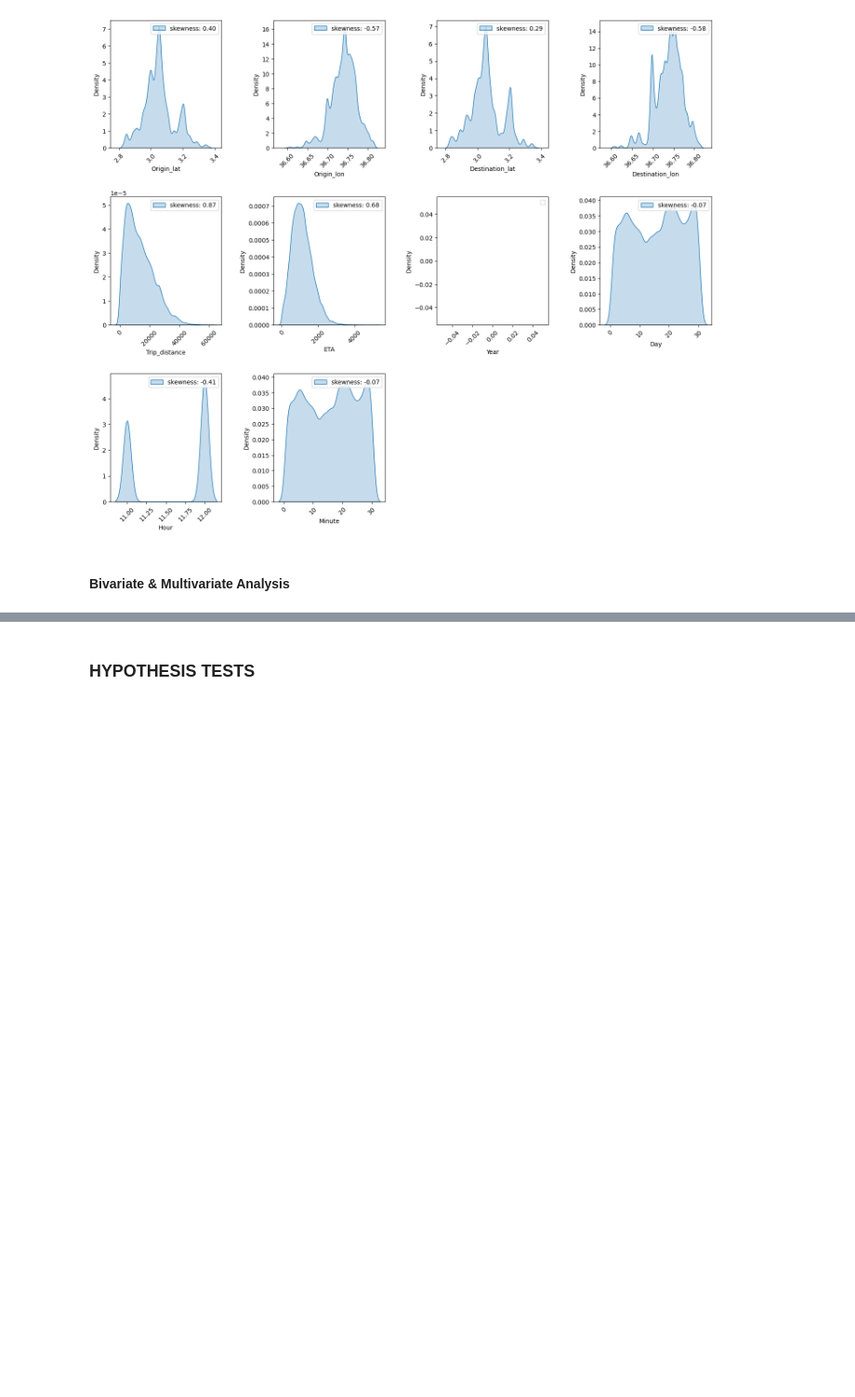
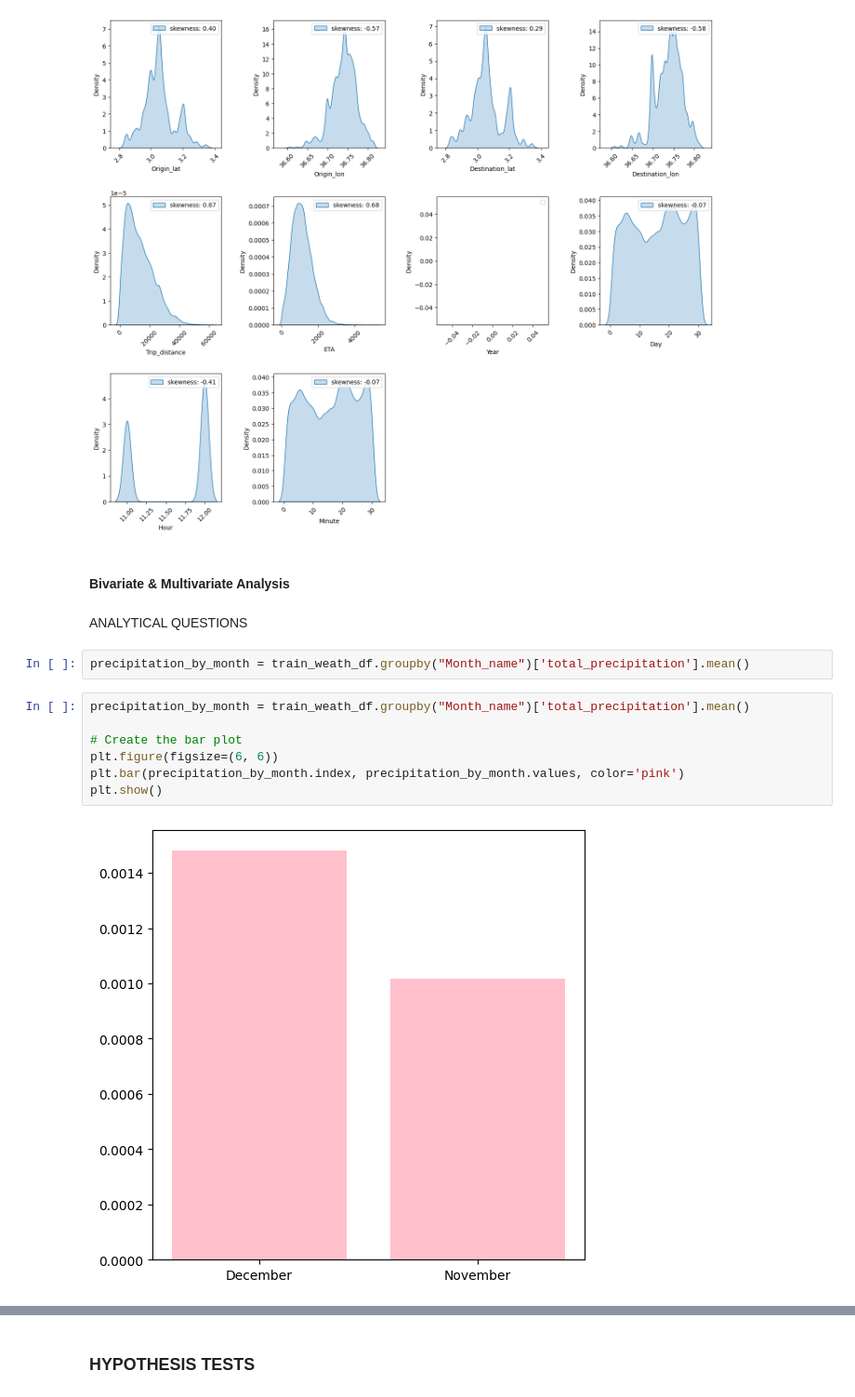
Before and after one commit to damzking/final-pro, a Jupyter notebook: Notebook/ETA-prediction.ipynb, the cells around one changed output, grey strips where cells are left out. Shown at 93% size. Saved outputs shown, nothing was run; the diff lists cells and outputs as text; blank space fills up the shorter version.

```diff
--- a/Notebook/ETA-prediction.ipynb
+++ b/Notebook/ETA-prediction.ipynb
@@ -357,3 +358,16 @@ for i, variable in enumerate(train_df_noid.drop(['Timestamp','Month_name', 'Day_
 [figure]
 # %% [markdown]
 #### Bivariate & Multivariate Analysis
+# %% [markdown]
+ANALYTICAL QUESTIONS
+# %%
+precipitation_by_month = train_weath_df.groupby("Month_name")['total_precipitation'].mean()
+# %%
+precipitation_by_month = train_weath_df.groupby("Month_name")['total_precipitation'].mean()
+
+# Create the bar plot
+plt.figure(figsize=(6, 6))
+plt.bar(precipitation_by_month.index, precipitation_by_month.values, color='pink')
+plt.show()
+# %% [output]
+[figure, added]
```
Also changed, not shown: parts of 12 cells of this notebook.
